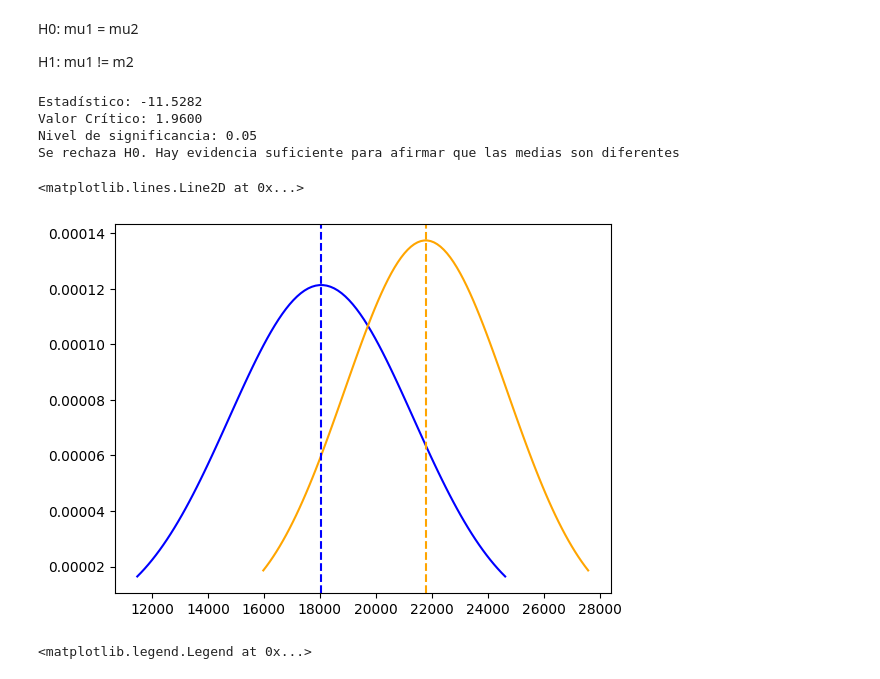
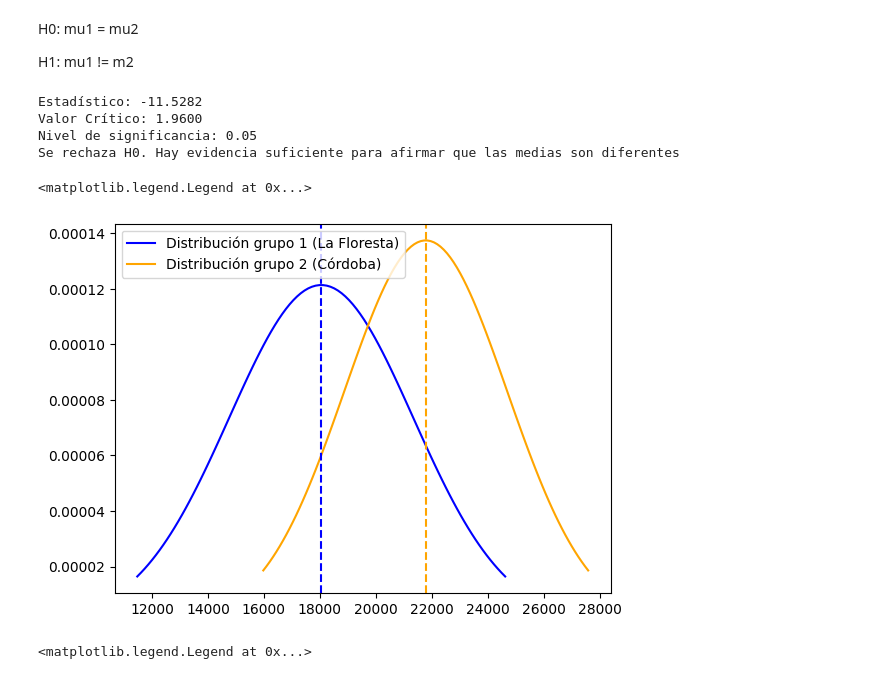
Before and after one commit to gx-ceia-tps/tp3-peia, a Jupyter notebook: tp3-peia-project/tp-final-peia.ipynb, the cells around one changed output. Saved outputs shown, nothing was run; the diff lists cells and outputs as text; code cells hidden in the pictures.

```diff
--- a/tp3-peia-project/tp-final-peia.ipynb
+++ b/tp3-peia-project/tp-final-peia.ipynb
@@ -242,37 +242,39 @@ sigma_g1 = np.std(g1)/np.sqrt(len(g1))
 sigma_g2 = np.std(g2)/np.sqrt(len(g2))
 
 z_stat = (mu_g1-mu_g2)/(sigma_g1+sigma_g2)
 
 alpha = 0.05
 
 z_critico = stats.norm.ppf(1-alpha/2)
 
 print(f'Estadístico: {z_stat:.4f}')
 print(f'Valor Crítico: {z_critico:.4f}')
 print(f'Nivel de significancia: {alpha}')
 if abs(z_stat) > z_critico:
     print("Se rechaza H0. Hay evidencia suficiente para afirmar que las medias son diferentes")
 else:
     print("No se rechaza H0. No hay evidencia suficiente para afirmar que las medias son diferentes")
 
 
 x1 = np.linspace(mu_g1-2*np.std(g1),mu_g1+2*np.std(g1),100)
 x2 = np.linspace(mu_g2-2*np.std(g2),mu_g2+2*np.std(g2),100)
 
 y1 = stats.norm.pdf(x1, loc=mu_g1, scale=np.std(g1))
 y2 = stats.norm.pdf(x2, loc=mu_g2, scale=np.std(g2))
 
-plt.plot(x1,y1, label='Distribución grupo 1', color='blue')
-plt.plot(x2,y2, label='Distribución grupo 2', color='orange')
+plt.title('')
+plt.plot(x1,y1, label='Distribución grupo 1 (La Floresta)', color='blue')
+plt.plot(x2,y2, label='Distribución grupo 2 (Córdoba)', color='orange')
 plt.axvline(mu_g1, color='blue', linestyle='dashed')
 plt.axvline(mu_g2, color='orange', linestyle='dashed')
+plt.legend()
 # %% [output]
 Estadístico: -11.5282
 Valor Crítico: 1.9600
 Nivel de significancia: 0.05
 Se rechaza H0. Hay evidencia suficiente para afirmar que las medias son diferentes
-<matplotlib.lines.Line2D at 0x...>
+<matplotlib.legend.Legend at 0x...>
-[figure, old version]
+[figure, new version]
 # %%
 x = np.linspace(-3,3,100)
 y = stats.norm.pdf(x, loc=0, scale=1)
```
